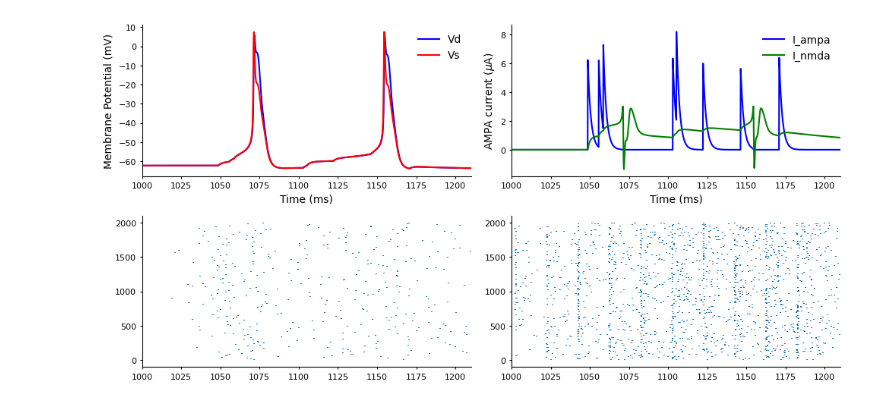
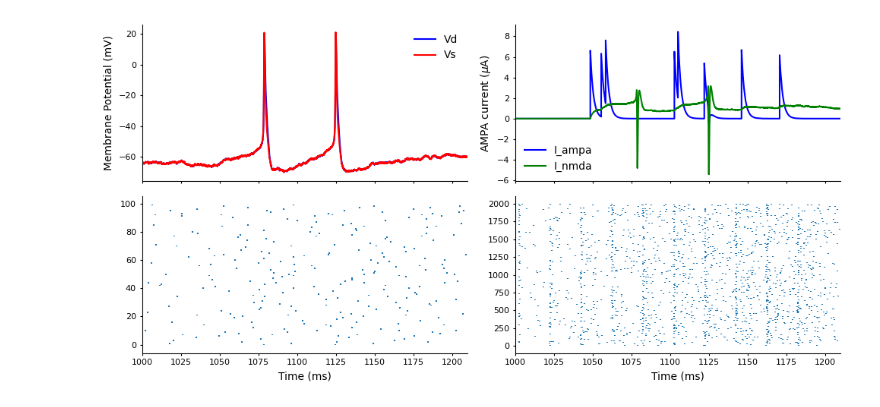
Before and after one commit to nishs1729/MFB, a Jupyter notebook: model_brian2/DG_CA3p/model.ipynb, the cells around one changed output. Saved outputs shown, nothing was run; the diff lists cells and outputs as text; code cells hidden in the pictures.

```diff
--- a/model_brian2/DG_CA3p/model.ipynb
+++ b/model_brian2/DG_CA3p/model.ipynb
@@ -49,11 +49,11 @@ def run_sim(nMFB, spid, sptimes, tstep=0.1):
 
     MFBvrel = SpikeGeneratorGroup(nMFB, spid, sptimes*ms)
 
-
     MFB_CA3p_syn_params['g_AMPA'] = 0.1 * mS
     nCA3p = nMFB
     CA3p = NeuronGroup(nCA3p, eqnCA3_PR,
-                    method='exponential_euler',
+                    # method='exponential_euler',
+                    method='euler',
                     threshold='Vs>0*mV',
                     refractory='Vs>0*mV',
                     namespace=CA3p_PR_params)
@@ -64,7 +64,8 @@ def run_sim(nMFB, spid, sptimes, tstep=0.1):
     MFB_CA3p_syn = Synapses(MFBvrel, CA3p,
                             model=eqs_MFB_CA3p_syn,
                             on_pre=MFB_CA3p_onpre,
-                            method='exponential_euler',
+                            # method='exponential_euler',
+                            method='euler',
                             namespace=MFB_CA3p_syn_params)
     MFB_CA3p_syn.connect(j='i')
 
@@ -77,7 +78,8 @@ def run_sim(nMFB, spid, sptimes, tstep=0.1):
 
     return stMCA3p, spMCA3p
 # %%
-tstep=0.1
+## Get MFB vesicle release times
+tstep=0.01
 design = categories[0]
 simType = 'control'
 
@@ -109,7 +111,7 @@ else:
                 vrel_times[i] += [(1+float(a))*1000 for a in vesData[az][k][i]] # Convert to ms
 # print(vrel_times)
 
-nMFB, spid, sptimes = get_spike_generator_info(vrel_times)
+nMFB, spid, sptimes = get_spike_generator_info(vrel_times[:100])
 # print(nMFB, np.array(spid), np.array(sptimes))
 # %%
 # print(f"Running simulation for: {design}")
@@ -138,41 +130,41 @@ stMCA3p, spMCA3p = run_sim(nMFB, spid, sptimes, tstep=tstep)
 # %%
 def test_plot(stMCA3p, spMCA3p, vrel_times):
-    fig, axes = plt.subplots(2, 2, figsize=(10, 5))
-    fig.subplots_adjust(wspace=0.2, hspace=0.15)
+    fig, axes = plt.subplots(2, 2, figsize=(10, 5), sharex=True)
+    fig.subplots_adjust(wspace=0.2, hspace=0.1)
     # fig.suptitle("Simulation Results")
 
     ## Plot the CA3 spikes
     axes[0,0].plot(stMCA3p.t/ms, stMCA3p.Vd[0]/mV, 'b-', label='Vd')
     axes[0,0].plot(stMCA3p.t/ms, stMCA3p.Vs[0]/mV, 'r-', label='Vs')
-    axes[0,0].set_xlabel("Time (ms)")
+    axes[1,0].set_xlabel("Time (ms)")
     axes[0,0].set_ylabel("Membrane Potential (mV)")
     axes[0,0].legend(frameon=False)
 
     ## Plot the synaptic current
     axes[0,1].plot(stMCA3p.t/ms, -stMCA3p.Iampa[0]/uA, 'b-', label='I_ampa')
     axes[0,1].plot(stMCA3p.t/ms, -stMCA3p.Inmda[0]/uA, 'g-', label='I_nmda')
-    axes[0,1].set_xlabel("Time (ms)")
+    axes[1,1].set_xlabel("Time (ms)")
     axes[0,1].set_ylabel(r"AMPA current ($\mu$A)")
     axes[0,1].legend(frameon=False)
 
     ## Raster plot of the CA3 spikes
     CA3p_sptimes = [a/ms for a in spMCA3p.spike_trains().values()]
     # axes[1,0].plot(spMCA3p.t/ms, spMCA3p.i, 'k.', markersize=2)
     axes[1,0].eventplot(CA3p_sptimes)
 
     ## Raster plot of the MFB vesicle releases
     axes[1,1].eventplot(vrel_times)
 
     for ax in axes.ravel():
         # ax.set_xlim(0, runt)
         ax.spines["right"].set_visible(False)
         ax.spines["top"].set_visible(False)
         ax.tick_params(axis=u'both', which=u'both', length=2, labelsize=8)
-        ax.set_xlim(1000, 1210)
+        ax.set_xlim(900, 1210)
 
     plt.tight_layout()
     plt.show()
 
 test_plot(stMCA3p, spMCA3p, vrel_times)
 # %% [output]
-[figure, old version]
+[figure, new version]
```
Also changed, not shown: parts of 3 cells of this notebook, 2 other files.
